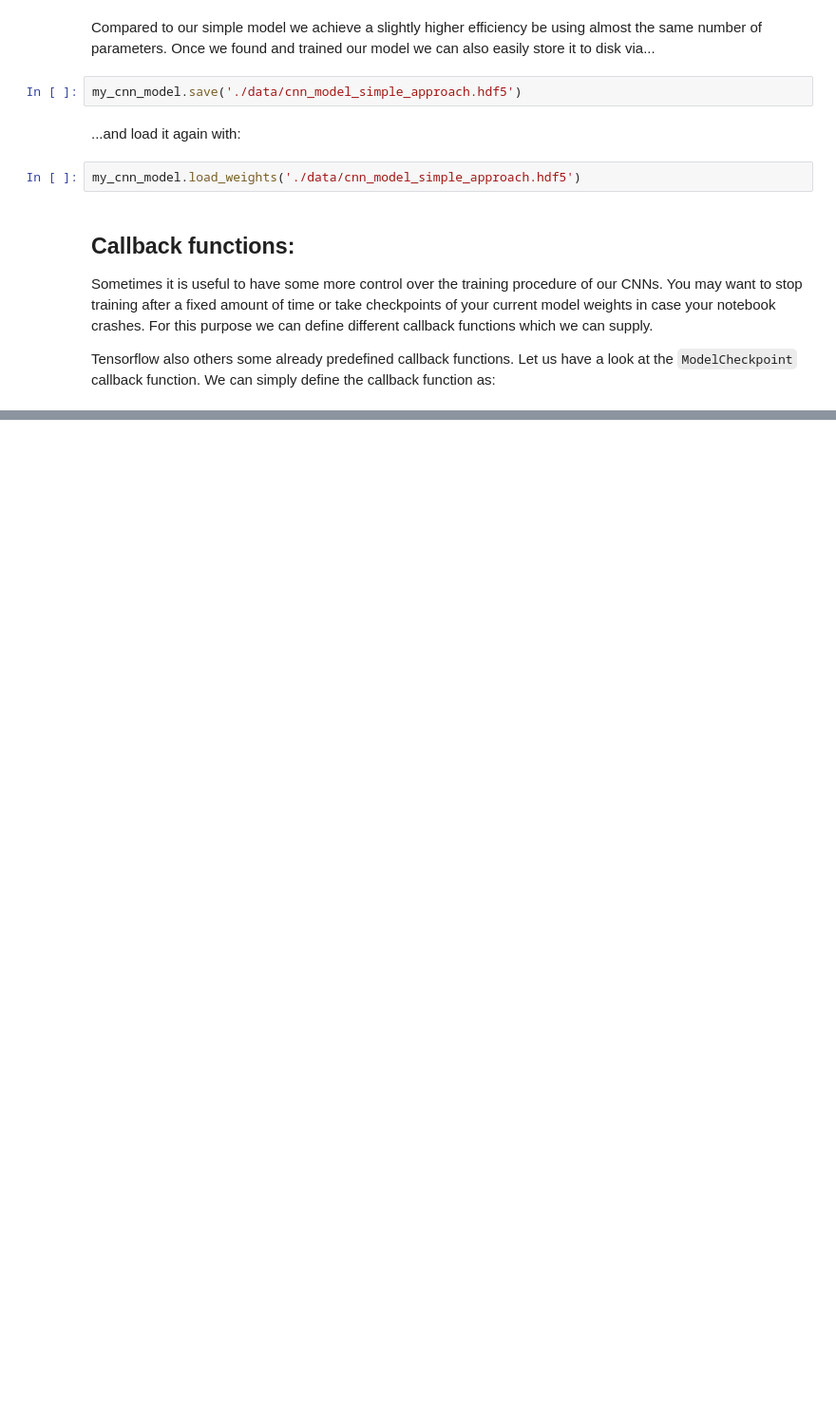
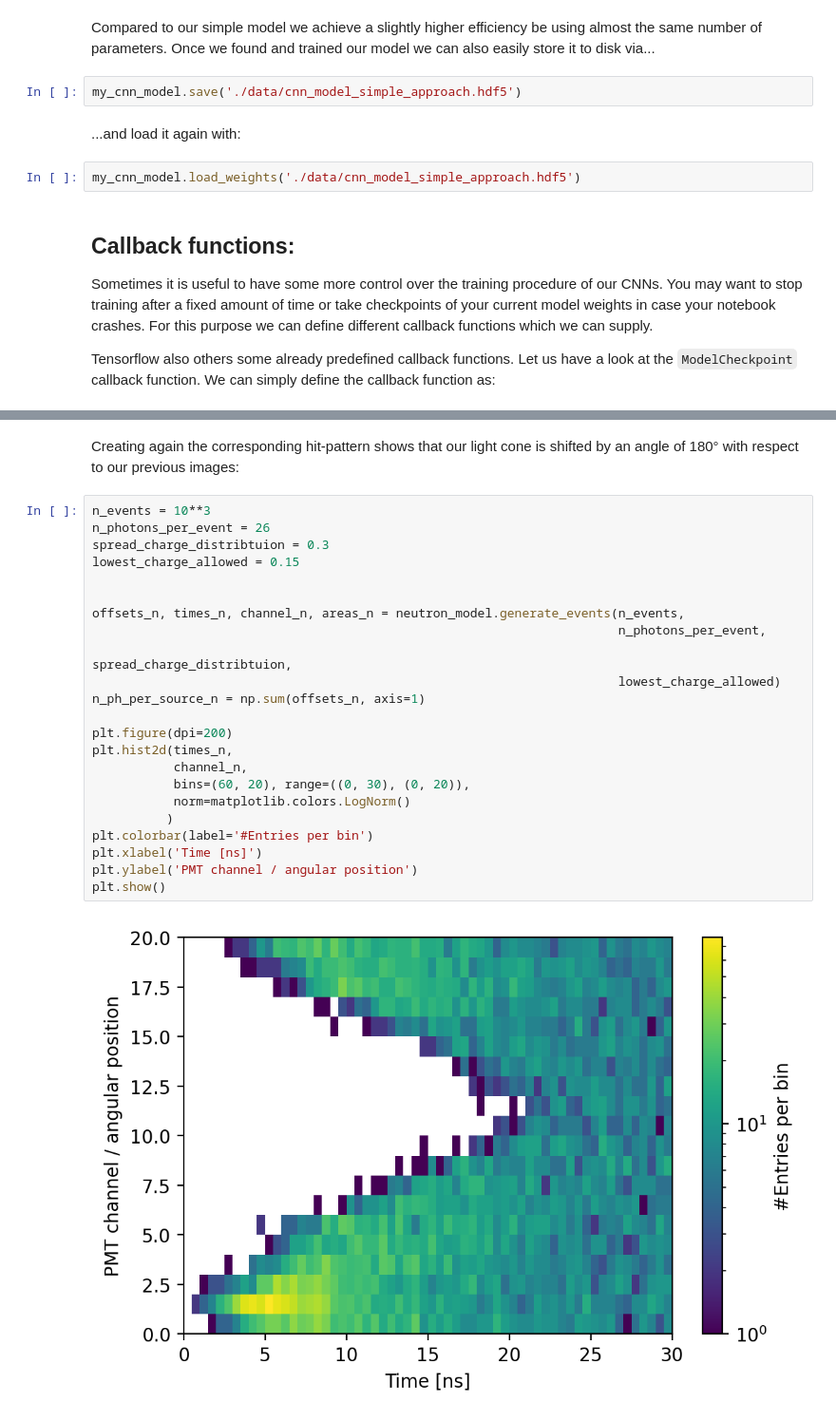
Before and after one commit to RiceAstroparticleLab/DANCE-EDU-CNN-Tutorial_March2022, a Jupyter notebook: CNNTutorial.ipynb, the cells around one changed output, grey strips where cells are left out. Shown at 95% size. Cells and saved outputs as stored; diff of their text form; blank space fills up the shorter version.

```diff
--- a/CNNTutorial.ipynb
+++ b/CNNTutorial.ipynb
@@ -1118,0 +1147,27 @@ array([[1., 1., 1., 1., 1., 1.],
+# %% [markdown]
+Creating again the corresponding hit-pattern shows that our light cone is shifted by an angle of 180° with respect to our previous images:
+# %%
+n_events = 10**3
+n_photons_per_event = 26
+spread_charge_distribtuion = 0.3
+lowest_charge_allowed = 0.15
+
+
+offsets_n, times_n, channel_n, areas_n = neutron_model.generate_events(n_events,
+                                                                       n_photons_per_event,
+                                                                       spread_charge_distribtuion,
+                                                                       lowest_charge_allowed)
+n_ph_per_source_n = np.sum(offsets_n, axis=1)
+
+plt.figure(dpi=200)
+plt.hist2d(times_n,
+           channel_n,
+           bins=(60, 20), range=((0, 30), (0, 20)),
+           norm=matplotlib.colors.LogNorm()
+          )
+plt.colorbar(label='#Entries per bin')
+plt.xlabel('Time [ns]')
+plt.ylabel('PMT channel / angular position')
+plt.show()
+# %% [output]
+[figure, added]
```
Also changed, not shown: parts of 100 cells of this notebook, 2 other files.
